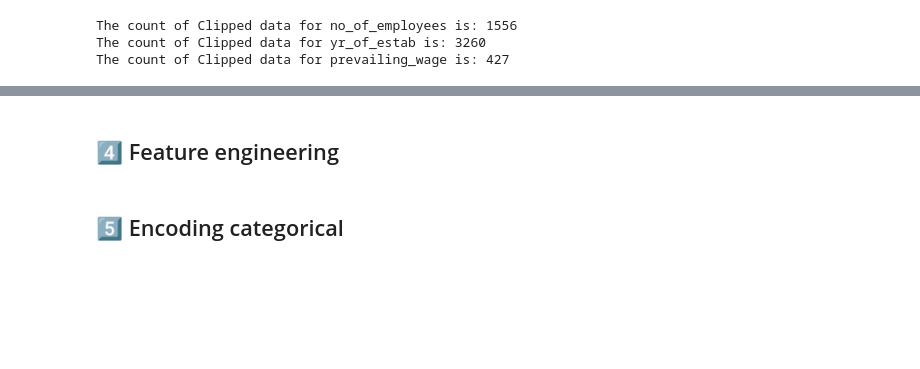
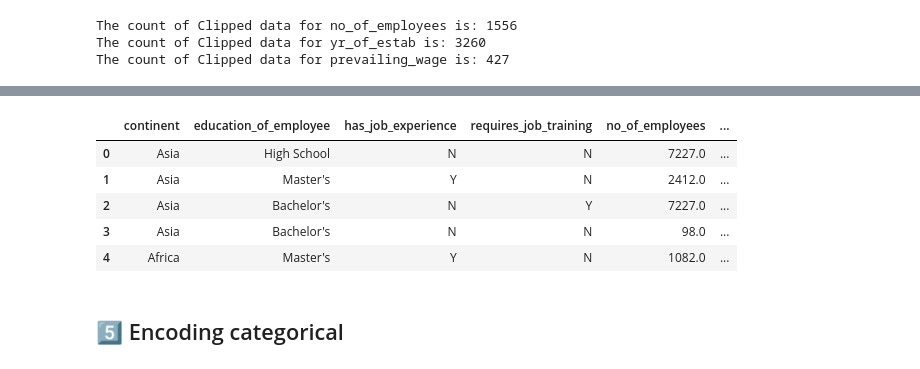
Before and after one commit to Olasquare043/Predictive-model-for-Easy-Visa-Dataset, a Jupyter notebook: preprocessing.ipynb, the cells around one changed output, grey strips where cells are left out. Cells and saved outputs as stored; diff of their text form; code cells hidden in the pictures; blank space fills up the shorter version.

```diff
--- a/preprocessing.ipynb
+++ b/preprocessing.ipynb
@@ -121,2 +147,0 @@ handle_skewness(df,num_col)
-# %% [markdown]
-## 4️⃣ Feature engineering
@@ -129,3 +148,12 @@ df['wage_per_employee']= df['prevailing_wage']/ df['no_of_employees']
+# %%
+df.head()
+# %% [output]
+|  | continent | education_of_employee | has_job_experience | requires_job_training | no_of_employees | ... |
+| 0 | Asia | High School | N | N | 7227.0 | ... |
+| 1 | Asia | Master's | Y | N | 2412.0 | ... |
+| 2 | Asia | Bachelor's | N | Y | 7227.0 | ... |
+| 3 | Asia | Bachelor's | N | N | 98.0 | ... |
+| 4 | Africa | Master's | Y | N | 1082.0 | ... |
 # %% [markdown]
 ##  5️⃣ Encoding categorical
 # %%
```
Also changed, not shown: parts of 8 cells of this notebook.
